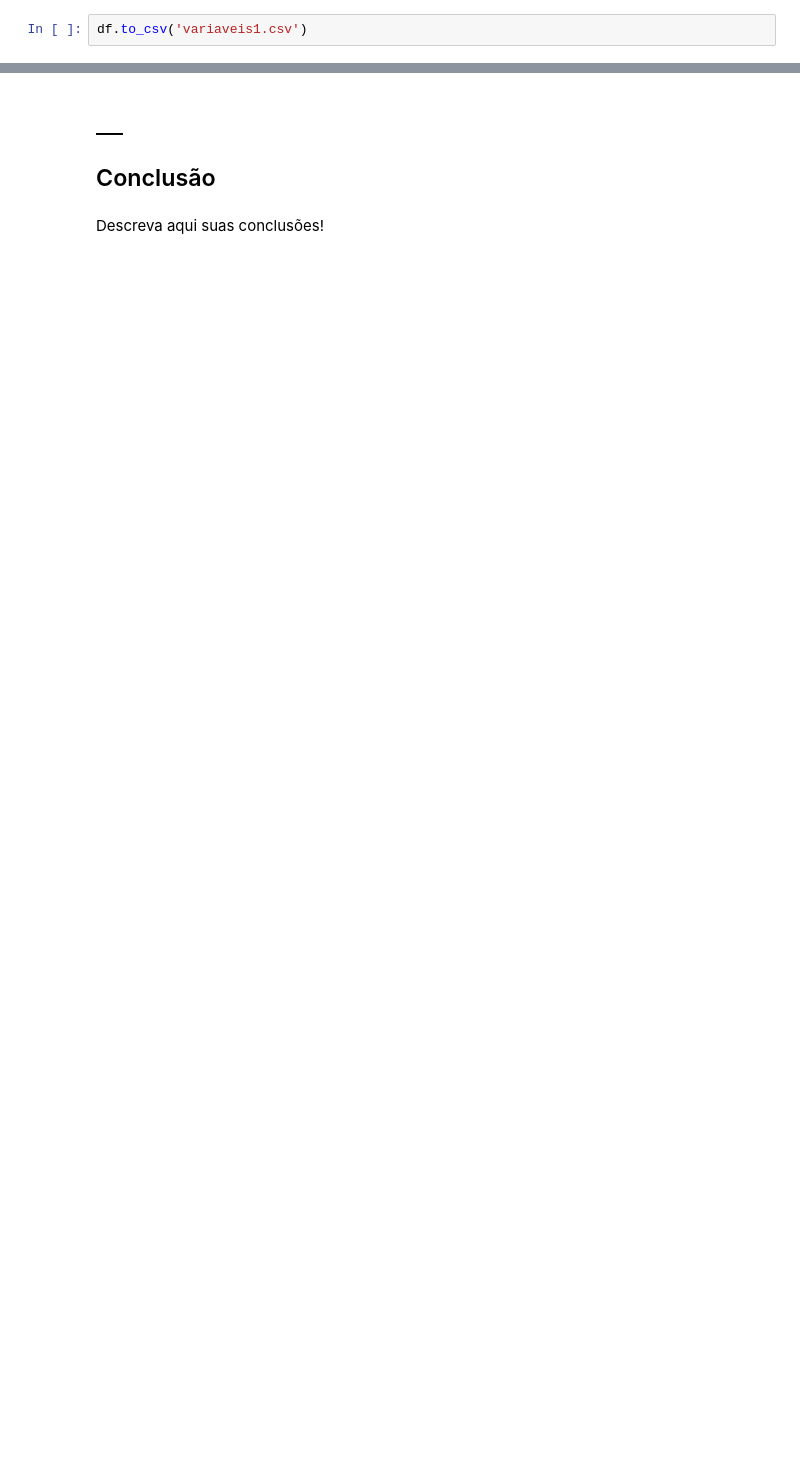
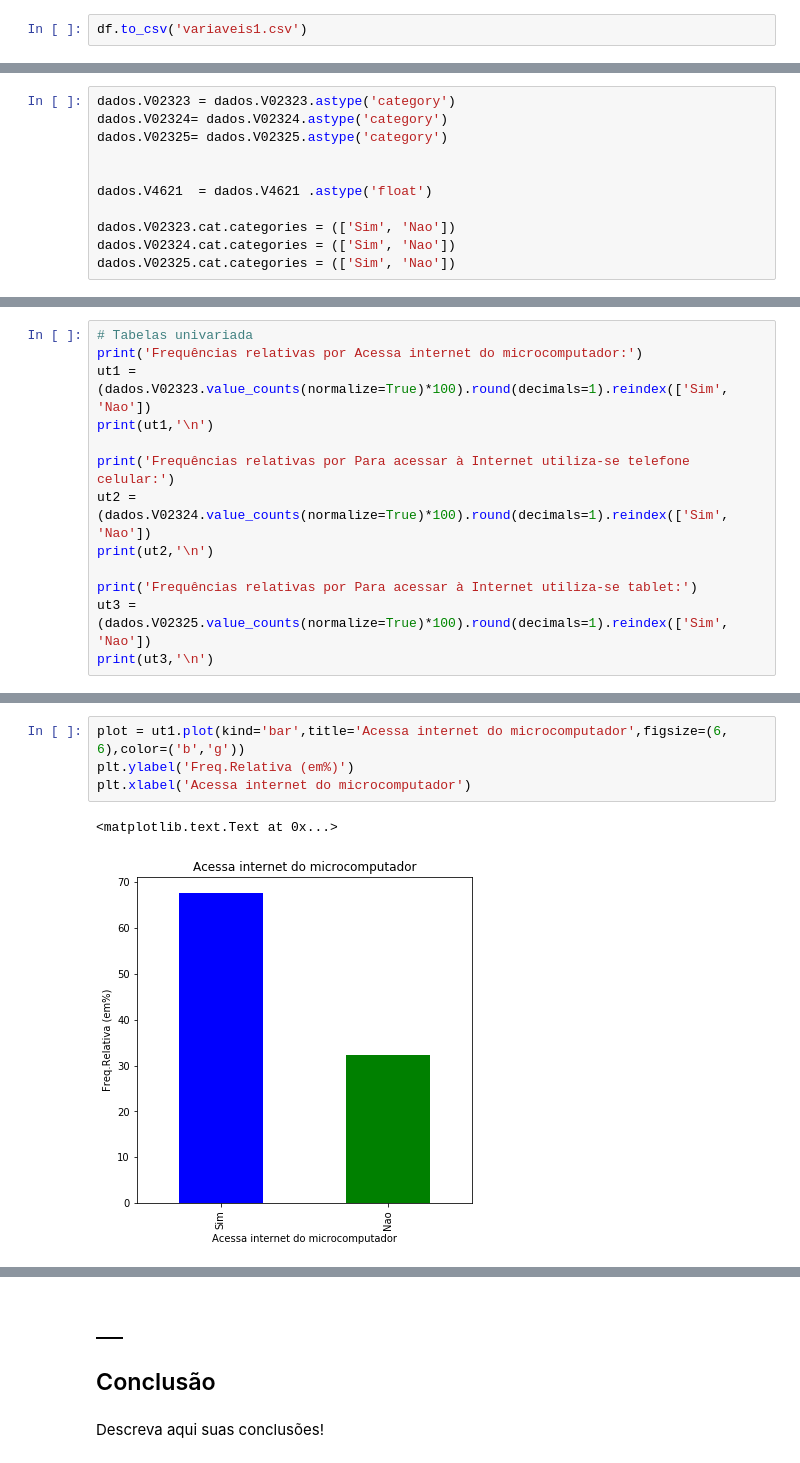
Before and after one commit to lucaslealvale/Ciencia_dos_dados_lucas_leal, a Jupyter notebook: Projeto1/Projeto1 Layout.ipynb, the cells around one changed output, grey strips where cells are left out. Saved outputs shown, nothing was run; the diff lists cells and outputs as text; blank space fills up the shorter version.

```diff
--- a/Projeto1/Projeto1 Layout.ipynb
+++ b/Projeto1/Projeto1 Layout.ipynb
@@ -86,0 +89,11 @@ df.to_csv('variaveis1.csv')
+# %%
+dados.V02323 = dados.V02323.astype('category')
+dados.V02324= dados.V02324.astype('category')
+dados.V02325= dados.V02325.astype('category')
+
+
+dados.V4621  = dados.V4621 .astype('float')
+
+dados.V02323.cat.categories = (['Sim', 'Nao'])
+dados.V02324.cat.categories = (['Sim', 'Nao'])
+dados.V02325.cat.categories = (['Sim', 'Nao'])
@@ -86,0 +129,13 @@ df.to_csv('variaveis1.csv')
+# %%
+# Tabelas univariada
+print('Frequências relativas por Acessa internet do microcomputador:')
+ut1 = (dados.V02323.value_counts(normalize=True)*100).round(decimals=1).reindex(['Sim', 'Nao'])
+print(ut1,'\n')
+
+print('Frequências relativas por Para acessar à Internet utiliza-se telefone celular:')
+ut2 = (dados.V02324.value_counts(normalize=True)*100).round(decimals=1).reindex(['Sim', 'Nao'])
+print(ut2,'\n')
+
+print('Frequências relativas por Para acessar à Internet utiliza-se tablet:')
+ut3 = (dados.V02325.value_counts(normalize=True)*100).round(decimals=1).reindex(['Sim', 'Nao'])
+print(ut3,'\n')
@@ -86,0 +157,7 @@ df.to_csv('variaveis1.csv')
+# %%
+plot = ut1.plot(kind='bar',title='Acessa internet do microcomputador',figsize=(6, 6),color=('b','g'))
+plt.ylabel('Freq.Relativa (em%)')
+plt.xlabel('Acessa internet do microcomputador')
+# %% [output]
+<matplotlib.text.Text at 0x...>
+[figure, added]
```
Also changed, not shown: parts of 13 cells of this notebook.
